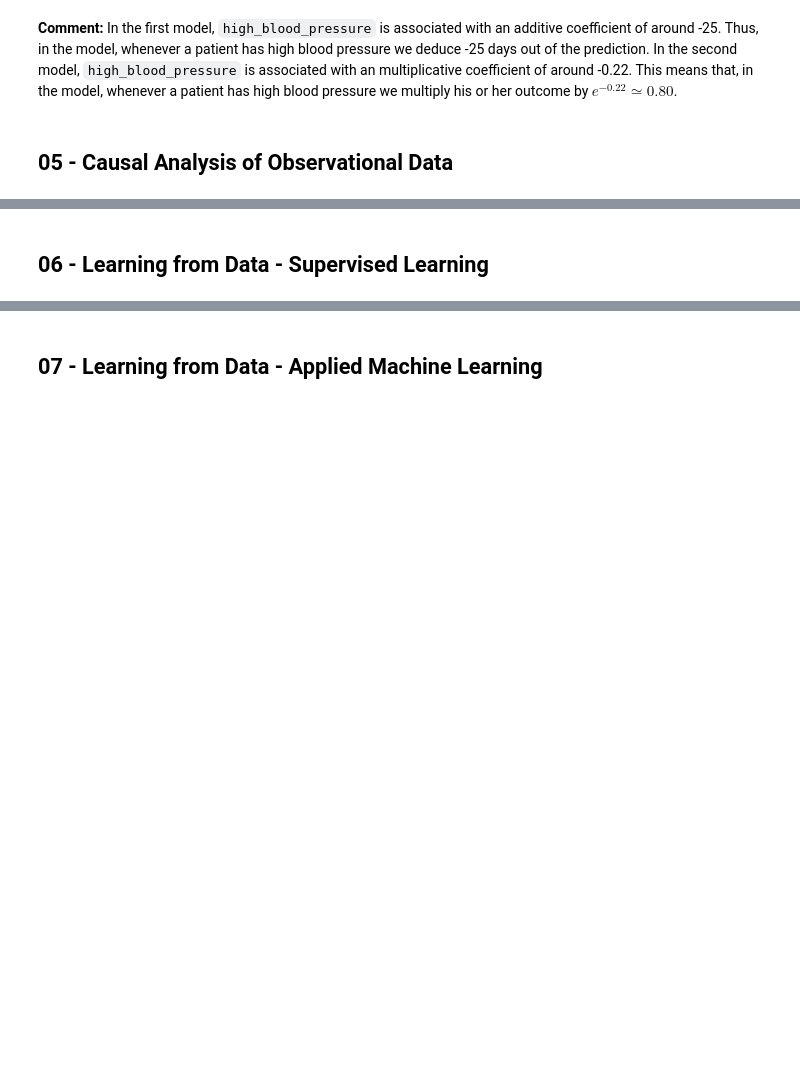
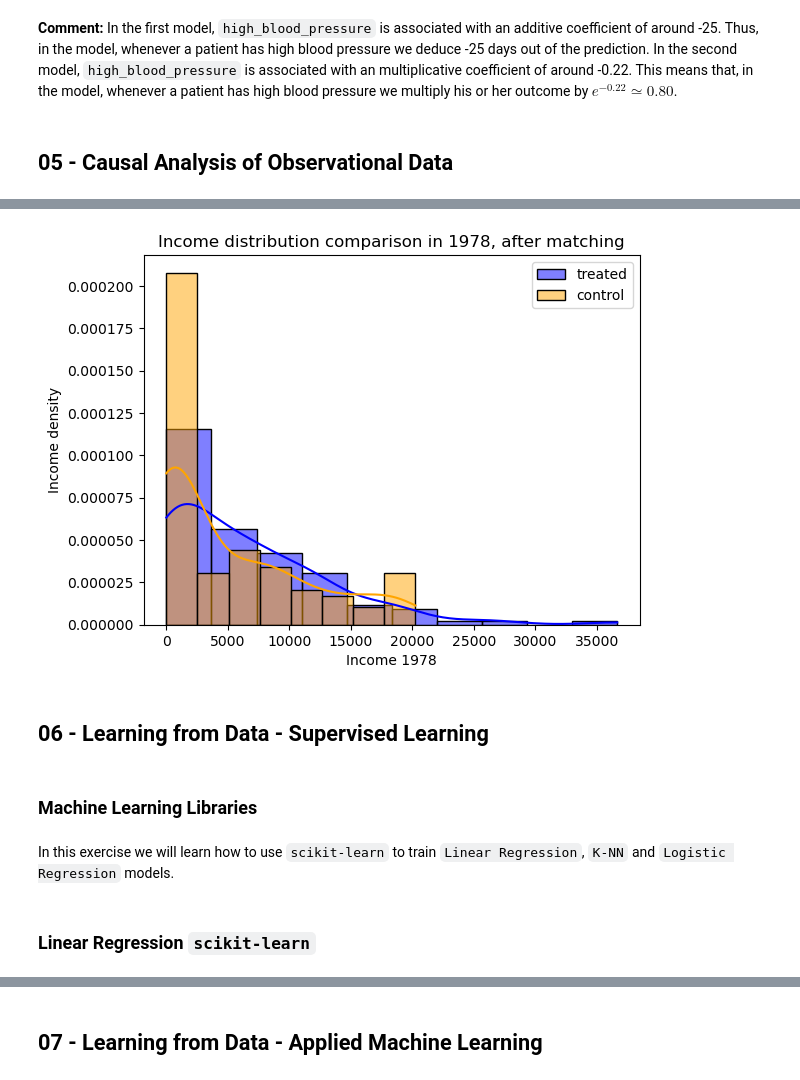
Before and after one commit to alessiodesogus/2023, a Jupyter notebook: Exam/Helpers/Exam_helpers.ipynb, the cells around one changed output, grey strips where cells are left out. Drawn from its saved outputs; the diff is of its cells as text; code cells hidden in the pictures; blank space fills up the shorter version.

```diff
--- a/Exam/Helpers/Exam_helpers.ipynb
+++ b/Exam/Helpers/Exam_helpers.ipynb
@@ -1499,0 +1597,4 @@ In the second model, `high_blood_pressure` is associated with an multiplicative
+# %%
+def get_similarity(propensity_score1, propensity_score2):
+    '''Calculate similarity for instances with given propensity scores'''
+    return 1-np.abs(propensity_score1-propensity_score2)
@@ -1499,0 +1655,22 @@ In the second model, `high_blood_pressure` is associated with an multiplicative
+# %%
+treatment_df = lalonde_data[lalonde_data['treat'] == 1]
+control_df = lalonde_data[lalonde_data['treat'] == 0]
+
+
+G = nx.Graph()
+
+for control_id, control_row in control_df.iterrows():
+    for treatment_id, treatment_row in treatment_df.iterrows():
+
+        # Adds an edge only if the individuals have the same race
+        if (control_row['black'] == treatment_row['black'])\
+            and (control_row['hispan'] == treatment_row['hispan']):
+            similarity = get_similarity(control_row['Propensity_score'],
+                                        treatment_row['Propensity_score'])
+
+            G.add_weighted_edges_from([(control_id, treatment_id, similarity)])
+
+matching = nx.max_weight_matching(G)
+# %%
+matched = [i[0] for i in list(matching)] + [i[1] for i in list(matching)]
+balanced_df_all = lalonde_data.iloc[matched]
@@ -1499,0 +1682,3 @@ In the second model, `high_blood_pressure` is associated with an multiplicative
+# %%
+treated = balanced_df_all.loc[balanced_df_all['treat'] == 1] #People that attained the program
+control = balanced_df_all.loc[balanced_df_all['treat'] == 0] #People that didn't attain the program
@@ -1500,2 +1709,17 @@ In the second model, `high_blood_pressure` is associated with an multiplicative
+# %%
+ax = sns.histplot(treated['re78'], kde=True, stat='density', color='blue', label='treated');
+ax = sns.histplot(control['re78'], kde=True, stat='density', color='orange', label='control')
+ax.set(title='Income distribution comparison in 1978, after matching',xlabel='Income 1978', ylabel='Income density')
+plt.legend()
+plt.show()
+
+# Final conclusion: after the propensity score matching, the results drastically change and support the
+# positive effect of the training program.
+# %% [output]
+[figure, added]
 # %% [markdown]
 ## 06 - Learning from Data - Supervised Learning
+# %% [markdown]
+### Machine Learning Libraries
+# %% [markdown]
+In this exercise we will learn how to use `scikit-learn` to train `Linear Regression`, `K-NN` and `Logistic Regression` models.
@@ -1501,0 +1736,2 @@ In the second model, `high_blood_pressure` is associated with an multiplicative
+# %% [markdown]
+### Linear Regression `scikit-learn`
```
Also changed, not shown: parts of 83 cells of this notebook, 4 other files.
